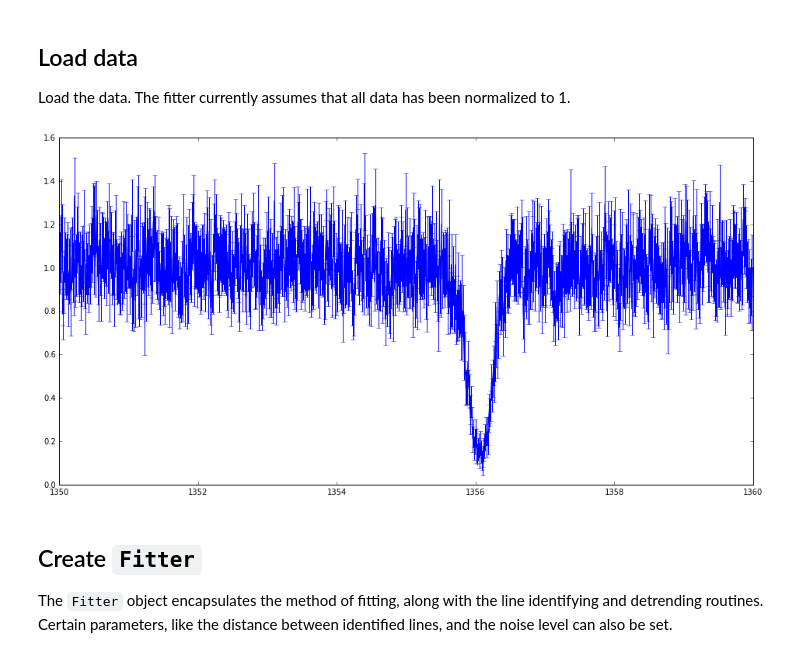
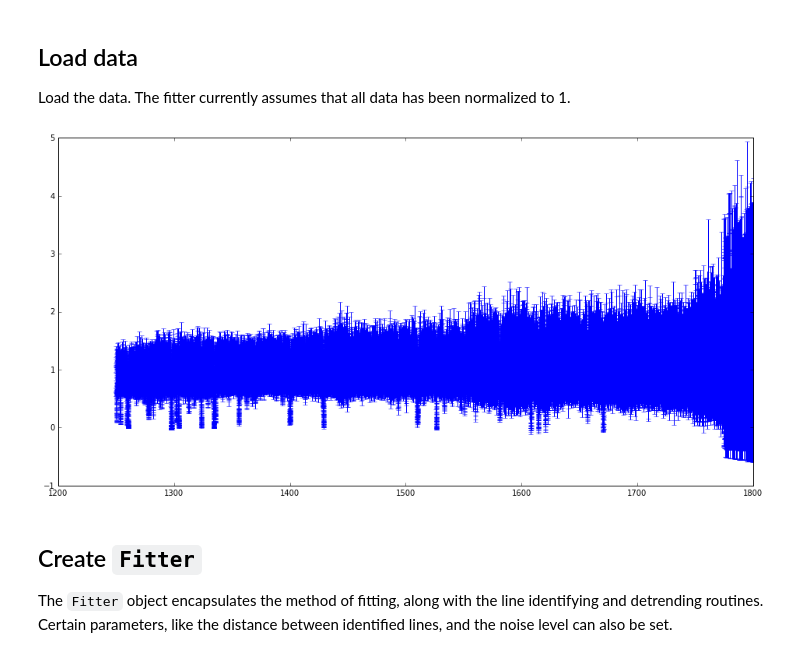
Before and after one commit to MISTY-pipeline/spectacle, a Jupyter notebook: notebooks/Fitting.ipynb, the cells around one changed output. Drawn from its saved outputs; the diff is of its cells as text; code cells hidden in the pictures.

```diff
--- a/notebooks/Fitting.ipynb
+++ b/notebooks/Fitting.ipynb
@@ -25,26 +25,26 @@ disp, flux, uncert, dq = hdulist[1].data['WAVE'], hdulist[1].data['FLUX'], \
                          hdulist[1].data['ERROR'], hdulist[1].data['DQ']
 # %%
 # Create a mask and apply it since we don't really care about the entire spectrum
-mask = [(disp > 1350) & (disp < 1360)]
+mask = [(disp > 1250) & (disp < 1800)]
 
 flux = flux[mask]
 disp = disp[mask]
 uncert = uncert[mask]
 
 # Currently, the fitting assumes that the data is normalized to 1.0
 tmp_flux = unp.uarray(flux, uncert)
 tmp_flux /= np.median(tmp_flux)
 flux, uncert = unp.nominal_values(tmp_flux), unp.std_devs(tmp_flux)
 
 # Create spectrum object
 spectrum = Spectrum1D(disp, flux, uncertainty=uncert)
 
 # Plot the spectrum
 plt.errorbar(spectrum.dispersion, spectrum.flux, yerr=spectrum.uncertainty)
 # plt.plot(spectrum.dispersion, spectrum.flux)
 plt.show()
 # %% [output]
-[figure, old version]
+[figure, new version]
 # %% [markdown]
 ## Create `Fitter`
 The `Fitter` object encapsulates the method of fitting, along with the line identifying and detrending routines. Certain parameters, like the distance between identified lines, and the noise level can also be set.
```
Also changed, not shown: parts of 3 cells of this notebook, 8 other files.
